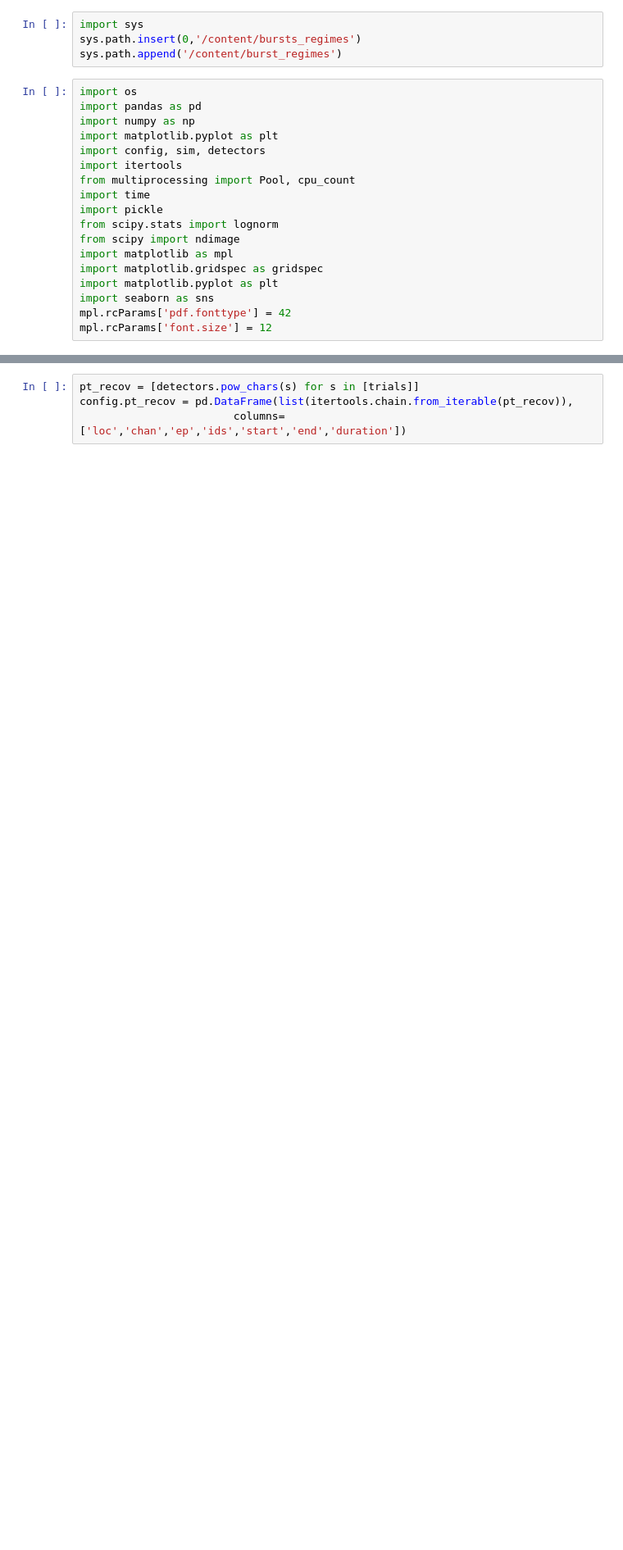
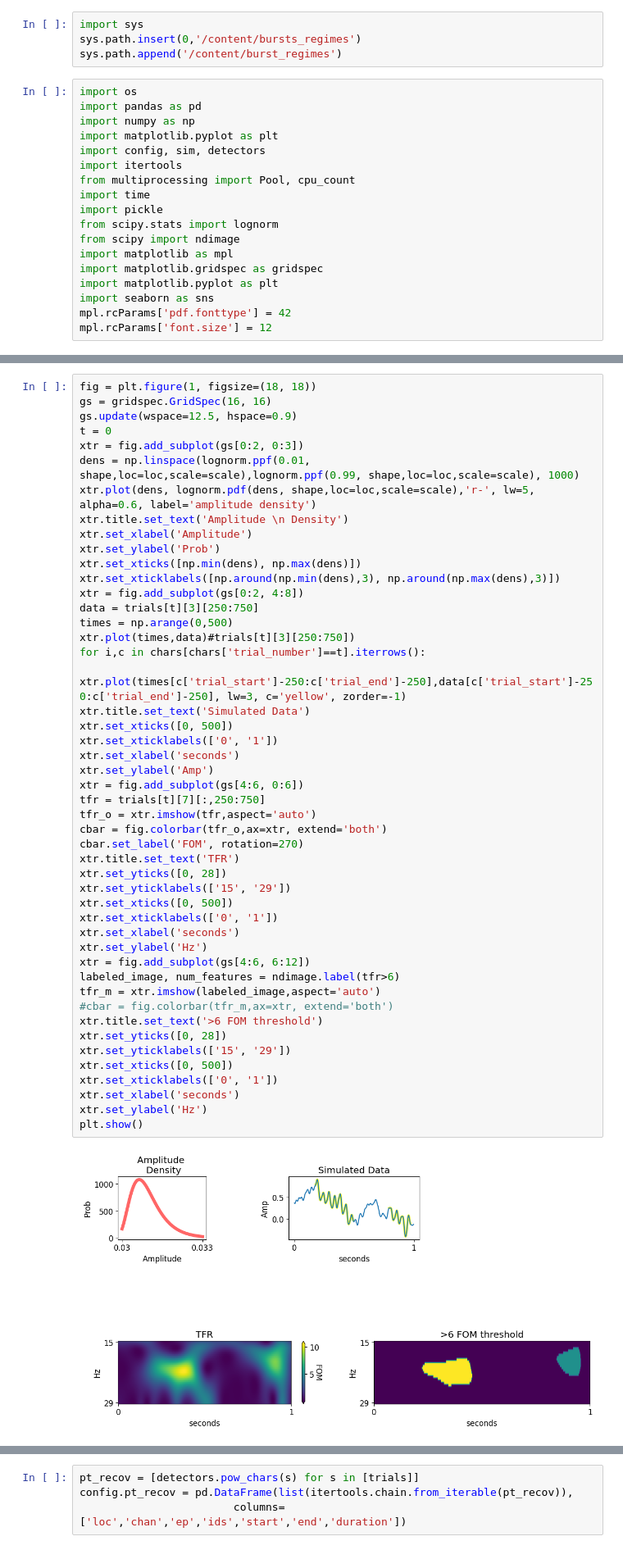
Before and after one commit to langfordzd/burst_regimes, a Jupyter notebook: walkthrough.ipynb, the cells around one changed output, grey strips where cells are left out. Shown at 82% size. Drawn from its saved outputs; the diff is of its cells as text; blank space fills up the shorter version.

```diff
--- a/walkthrough.ipynb
+++ b/walkthrough.ipynb
@@ -49,3 +63,53 @@ config.trials = trials
+# %%
+fig = plt.figure(1, figsize=(18, 18))
+gs = gridspec.GridSpec(16, 16)
+gs.update(wspace=12.5, hspace=0.9)
+t = 0
+xtr = fig.add_subplot(gs[0:2, 0:3])
+dens = np.linspace(lognorm.ppf(0.01, shape,loc=loc,scale=scale),lognorm.ppf(0.99, shape,loc=loc,scale=scale), 1000)
+xtr.plot(dens, lognorm.pdf(dens, shape,loc=loc,scale=scale),'r-', lw=5, alpha=0.6, label='amplitude density')
+xtr.title.set_text('Amplitude \n Density')
+xtr.set_xlabel('Amplitude')
+xtr.set_ylabel('Prob')
+xtr.set_xticks([np.min(dens), np.max(dens)])
+xtr.set_xticklabels([np.around(np.min(dens),3), np.around(np.max(dens),3)])
+xtr = fig.add_subplot(gs[0:2, 4:8])
+data = trials[t][3][250:750]
+times = np.arange(0,500)
+xtr.plot(times,data)#trials[t][3][250:750])
+for i,c in chars[chars['trial_number']==t].iterrows():
+    xtr.plot(times[c['trial_start']-250:c['trial_end']-250],data[c['trial_start']-250:c['trial_end']-250], lw=3, c='yellow', zorder=-1)
+xtr.title.set_text('Simulated Data')
+xtr.set_xticks([0, 500])
+xtr.set_xticklabels(['0', '1'])
+xtr.set_xlabel('seconds')
+xtr.set_ylabel('Amp')
+xtr = fig.add_subplot(gs[4:6, 0:6])
+tfr = trials[t][7][:,250:750]
+tfr_o = xtr.imshow(tfr,aspect='auto')
+cbar = fig.colorbar(tfr_o,ax=xtr, extend='both')
+cbar.set_label('FOM', rotation=270)
+xtr.title.set_text('TFR')
+xtr.set_yticks([0, 28])
+xtr.set_yticklabels(['15', '29'])
+xtr.set_xticks([0, 500])
+xtr.set_xticklabels(['0', '1'])
+xtr.set_xlabel('seconds')
+xtr.set_ylabel('Hz')
+xtr = fig.add_subplot(gs[4:6, 6:12])
+labeled_image, num_features = ndimage.label(tfr>6)
+tfr_m = xtr.imshow(labeled_image,aspect='auto')
+#cbar = fig.colorbar(tfr_m,ax=xtr, extend='both')
+xtr.title.set_text('>6 FOM threshold')
+xtr.set_yticks([0, 28])
+xtr.set_yticklabels(['15', '29'])
+xtr.set_xticks([0, 500])
+xtr.set_xticklabels(['0', '1'])
+xtr.set_xlabel('seconds')
+xtr.set_ylabel('Hz')
+plt.show()
+# %% [output]
+[figure, added]
 # %% [markdown]
 # How did we pick the parameters for each method?
 
```
Also changed, not shown: parts of 11 cells of this notebook.
